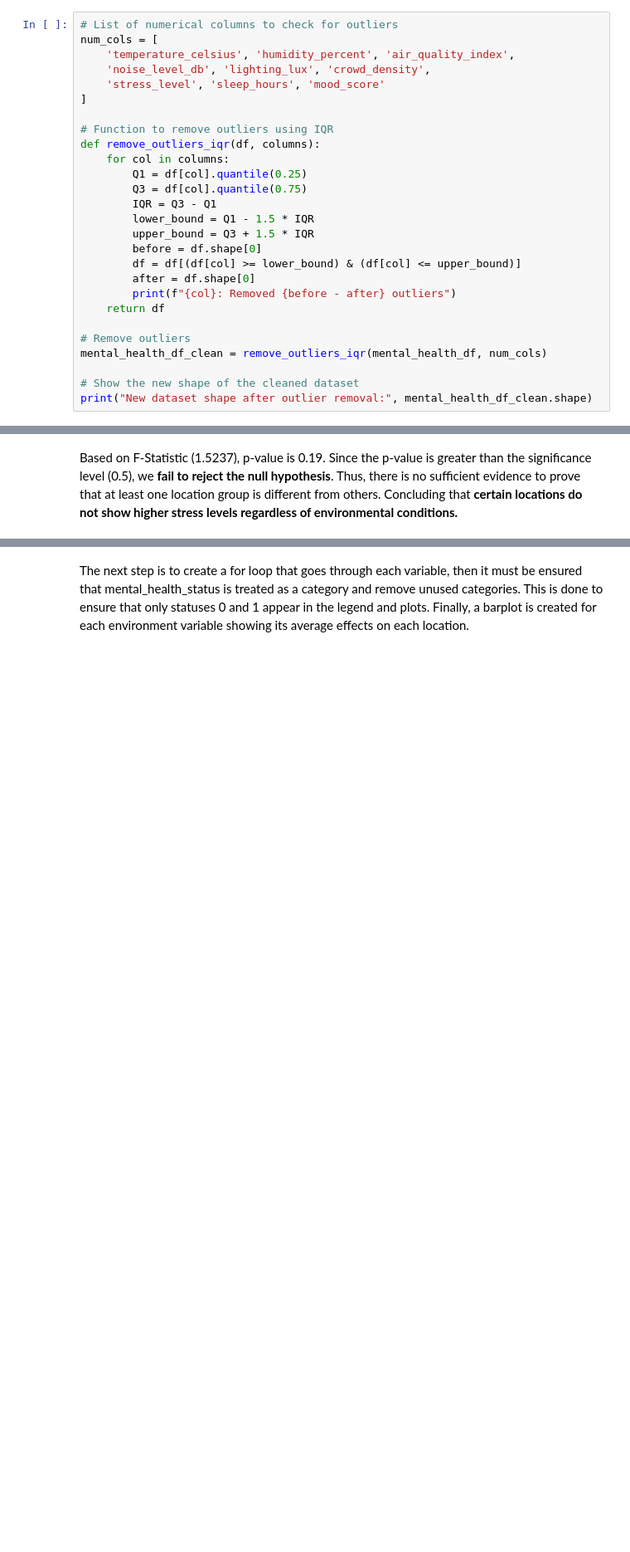
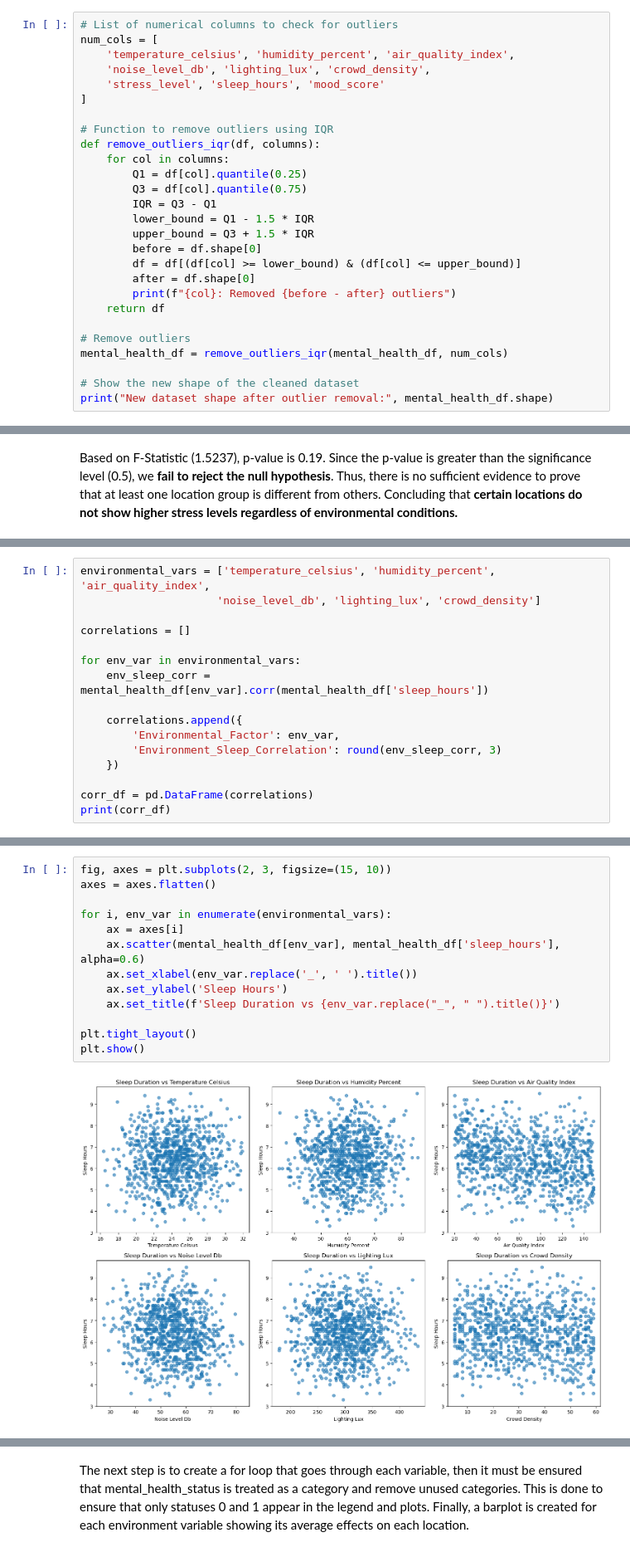
Before and after one commit to lanc3reyes/csmodel_mp, a Jupyter notebook: CSMODEL_Phase1_Group9.ipynb, the cells around one changed output, grey strips where cells are left out. Shown at 83% size. Saved outputs shown, nothing was run; the diff lists cells and outputs as text; blank space fills up the shorter version.

```diff
--- a/CSMODEL_Phase1_Group9.ipynb
+++ b/CSMODEL_Phase1_Group9.ipynb
@@ -223,10 +223,10 @@ def remove_outliers_iqr(df, columns):
     return df
 
 # Remove outliers
-mental_health_df_clean = remove_outliers_iqr(mental_health_df, num_cols)
+mental_health_df = remove_outliers_iqr(mental_health_df, num_cols)
 
 # Show the new shape of the cleaned dataset
-print("New dataset shape after outlier removal:", mental_health_df_clean.shape)
+print("New dataset shape after outlier removal:", mental_health_df.shape)
 # %% [output]
 temperature_celsius: Removed 8 outliers
 humidity_percent: Removed 11 outliers
@@ -481,0 +367,16 @@ Across all environmental stressor groups (air quality, noise, temperature, light
+# %%
+environmental_vars = ['temperature_celsius', 'humidity_percent', 'air_quality_index',
+                     'noise_level_db', 'lighting_lux', 'crowd_density']
+
+correlations = []
+
+for env_var in environmental_vars:
+    env_sleep_corr = mental_health_df[env_var].corr(mental_health_df['sleep_hours'])
+
+    correlations.append({
+        'Environmental_Factor': env_var,
+        'Environment_Sleep_Correlation': round(env_sleep_corr, 3)
+    })
+
+corr_df = pd.DataFrame(correlations)
+print(corr_df)
@@ -481,0 +391,15 @@ Across all environmental stressor groups (air quality, noise, temperature, light
+# %%
+fig, axes = plt.subplots(2, 3, figsize=(15, 10))
+axes = axes.flatten()
+
+for i, env_var in enumerate(environmental_vars):
+    ax = axes[i]
+    ax.scatter(mental_health_df[env_var], mental_health_df['sleep_hours'], alpha=0.6)
+    ax.set_xlabel(env_var.replace('_', ' ').title())
+    ax.set_ylabel('Sleep Hours')
+    ax.set_title(f'Sleep Duration vs {env_var.replace("_", " ").title()}')
+
+plt.tight_layout()
+plt.show()
+# %% [output]
+[figure, added]
```
Also changed, not shown: parts of 26 cells of this notebook.
